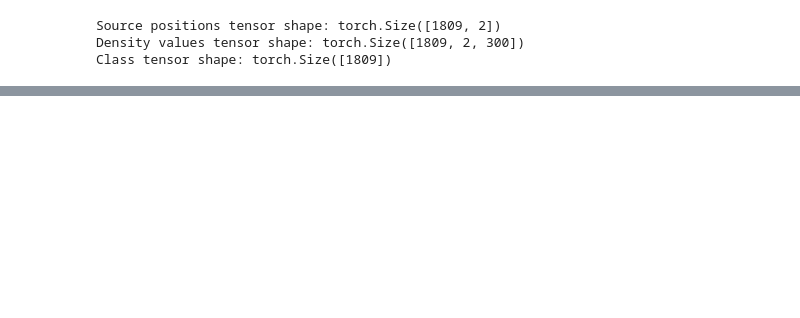
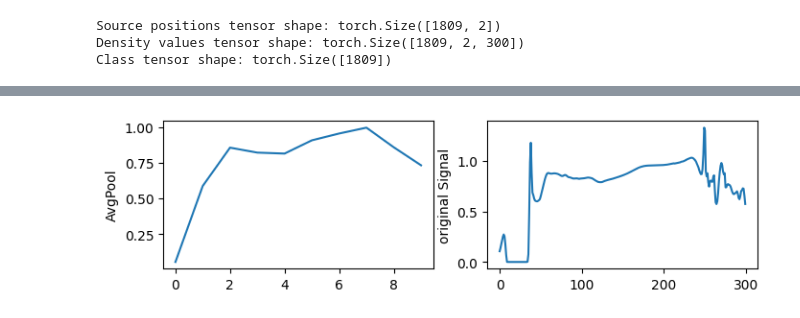
Before and after one commit to Tyro-Young/Inverse-CFD, a Jupyter notebook: Experiments.ipynb, the cells around one changed output, grey strips where cells are left out. Saved outputs shown, nothing was run; the diff lists cells and outputs as text; code cells hidden in the pictures; blank space fills up the shorter version.

```diff
--- a/Experiments.ipynb
+++ b/Experiments.ipynb
@@ -299,0 +213,4 @@ class SimpleCNN(nn.Module):
+# %%
+plot_avgPool_demo(pool_width=30)
+# %% [output]
+[figure, added]
```
Also changed, not shown: parts of 39 cells of this notebook.
